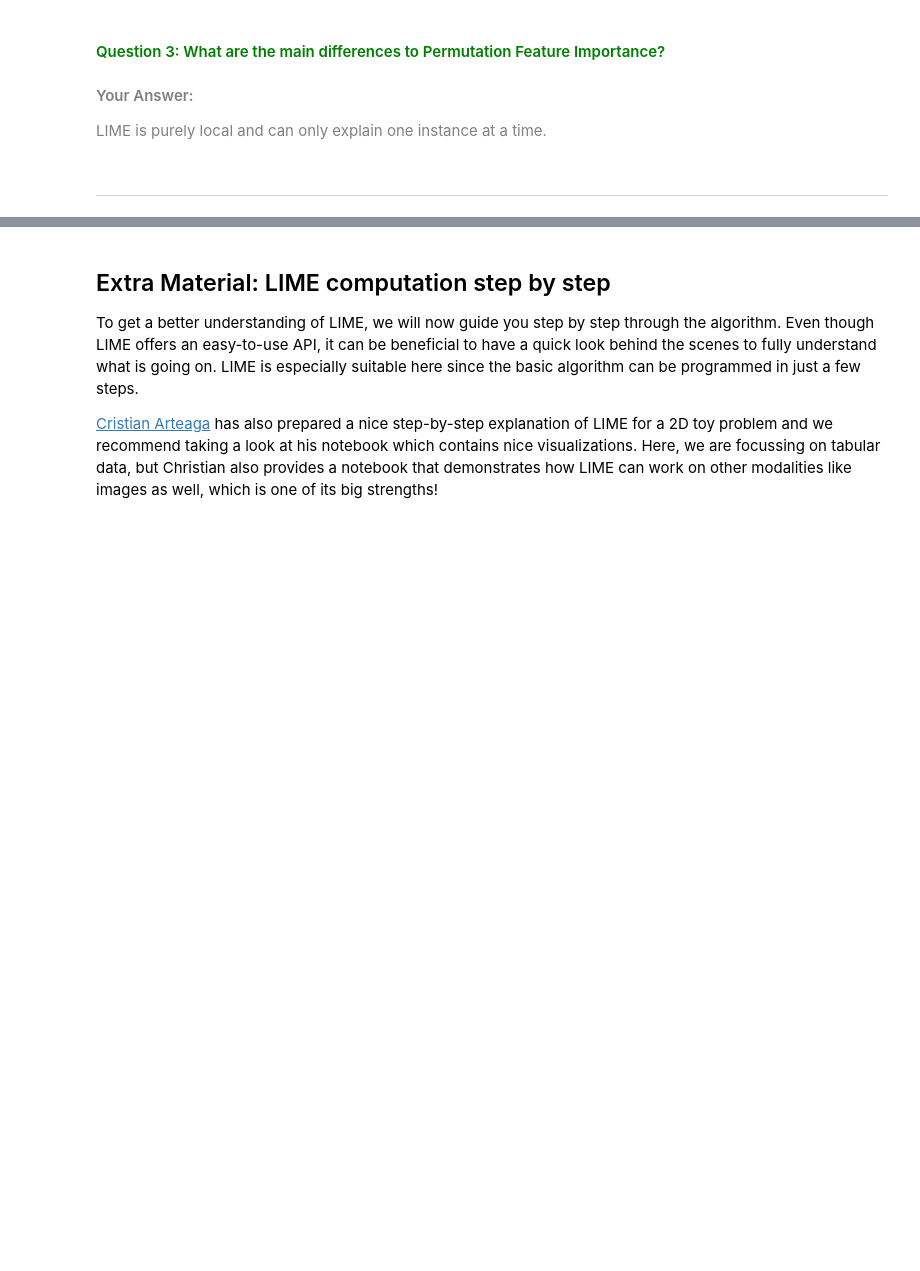
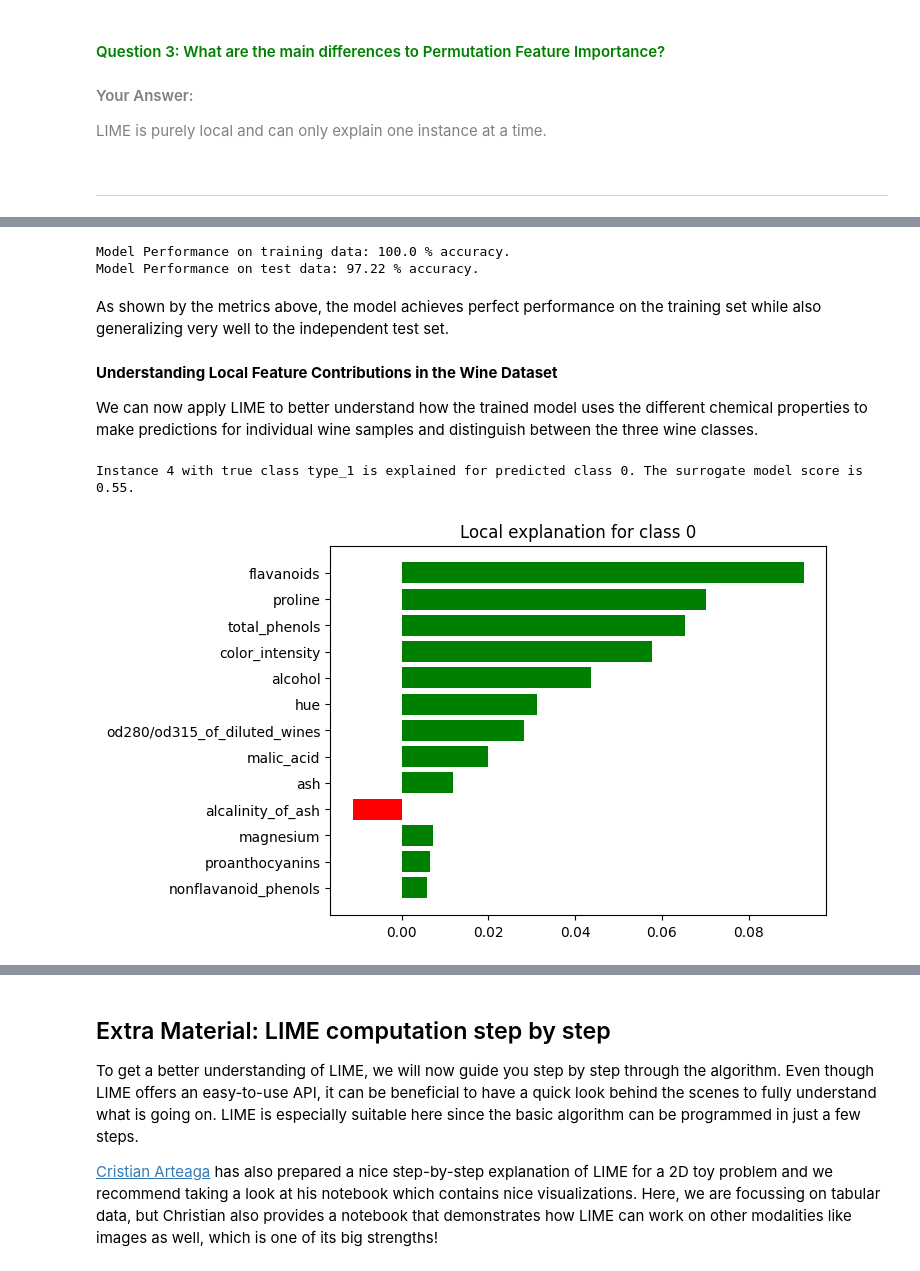
Before and after one commit to aseuteurideu/xai-tutorials, a Jupyter notebook: xai-for-random-forest/Gen-2-Tutorial_LIME.ipynb, the cells around one changed output, grey strips where cells are left out. Saved outputs shown, nothing was run; the diff lists cells and outputs as text; code cells hidden in the pictures; blank space fills up the shorter version.

```diff
--- a/xai-for-random-forest/Gen-2-Tutorial_LIME.ipynb
+++ b/xai-for-random-forest/Gen-2-Tutorial_LIME.ipynb
@@ -225,0 +241,71 @@ LIME is purely local and can only explain one instance at a time.
+# %%
+# Load and unpack the data
+with open('../models/model_rf_wine.pickle', 'rb') as handle:
+    data_and_model = pickle.load(handle)
+
+X_train = data_and_model[0]
+X_test = data_and_model[1]
+y_train = data_and_model[2]
+y_test = data_and_model[3]
+model_wine = data_and_model[4]
+
+X_train.head()
+
+# is the model performing reasonably on the training data?
+print(f'Model Performance on training data: {round(model_wine.score(X_train, y_train)*100,2)} % accuracy.')
+
+# is the model performing reasonably on the test data?
+print(f'Model Performance on test data: {round(model_wine.score(X_test, y_test)*100,2)} % accuracy.')
+# %% [output]
+Model Performance on training data: 100.0 % accuracy.
+Model Performance on test data: 97.22 % accuracy.
+# %% [markdown]
+As shown by the metrics above, the model achieves perfect performance on the training set while also generalizing very well to the independent test set.
+# %% [markdown]
+**Understanding Local Feature Contributions in the Wine Dataset**
+
+We can now apply LIME to better understand how the trained model uses the different chemical properties to make predictions for individual wine samples and distinguish between the three wine classes.
+# %%
+X_train_array = X_train.to_numpy()
+y_train_array = y_train.to_numpy()
+# %%
+explainer = LimeTabularExplainer(
+    training_data=X_train, # the data was standardized beforehand during training of the RF model
+    mode="classification",
+    training_labels=y_train,
+    feature_names=X_train.columns,
+    feature_selection='none',
+    random_state=seed,
+    sample_around_instance=True,
+    kernel_width=0.75 * np.sqrt(13),
+    discretize_continuous=False
+)
+# %%
+# choose an instance that you want to explain
+inst_idx = 4
+instance = X_train_array[inst_idx]
+instance_label = y_train_array[inst_idx]
+
+# generate LIME explanation
+explanation = explainer.explain_instance(
+    data_row=instance,  # instance to explain
+    predict_fn=model_wine.predict_proba,  # probability predictions
+    top_labels=1,  # explain highest predicted class
+    model_regressor=Ridge(alpha=3, random_state=seed),  # local surrogate model
+    num_samples=5000,  # perturbed neighborhood samples
+)
+
+# get the actually explained class
+explained_label = explanation.top_labels[0]
+
+print(
+    f"Instance {inst_idx} with true class {instance_label} "
+    f"is explained for predicted class {explained_label}. "
+    f"The surrogate model score is {explanation.score:.2f}."
+)
+
+# plot explanation
+explanation.as_pyplot_figure(label=explained_label);
+# %% [output]
+Instance 4 with true class type_1 is explained for predicted class 0. The surrogate model score is 0.55.
+[figure, added]
```
Also changed, not shown: parts of 14 cells of this notebook, 2 other files.
